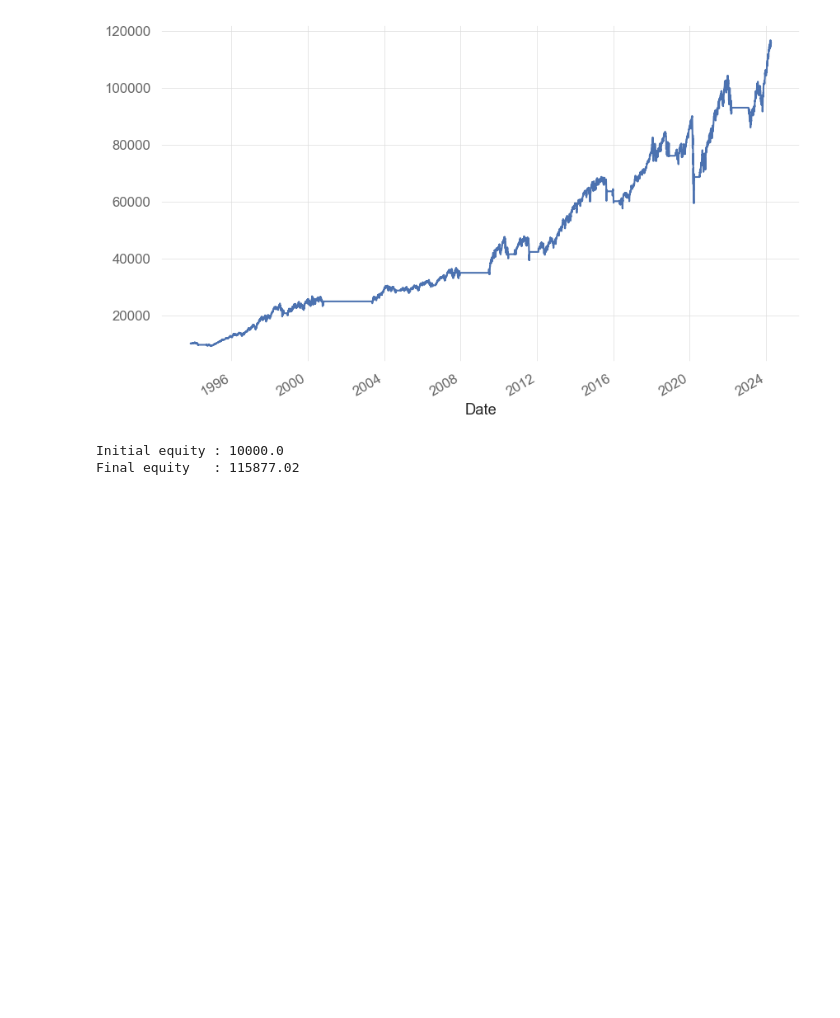
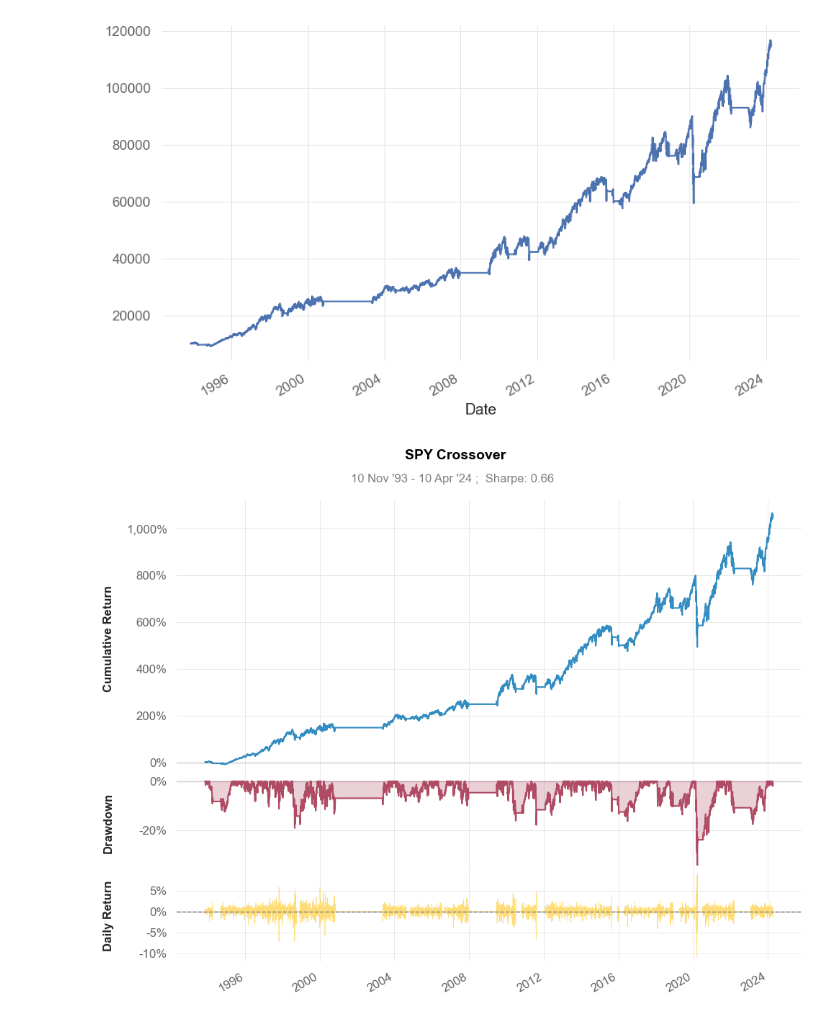
Before and after one commit to sharavsambuu/realtest-python-inspection, a Jupyter notebook: tutorial_1_spy_crossover.ipynb, the cells around one changed output. Cells and saved outputs as stored; diff of their text form; code cells hidden in the pictures; blank space fills up the shorter version.

```diff
--- a/tutorial_1_spy_crossover.ipynb
+++ b/tutorial_1_spy_crossover.ipynb
@@ -223,11 +223,9 @@ df['Equity'].plot()
 # %% [output]
 <Axes: xlabel='Date'>
 [figure]
-# %%
-#%%
-
-print(f"Initial equity : {initial_capital}")
-print(f"Final equity   : {round(df.iloc[-1]['Equity'], 2)}")
-# %% [output]
-Initial equity : 10000.0
-Final equity   : 115877.02
+# %%
+#%%
+
+qs.plots.snapshot(df['StratReturn'], title='SPY Crossover', show=True);
+# %% [output]
+[figure, added]
```
Also changed, not shown: parts of 9 cells of this notebook, 1 other file.
